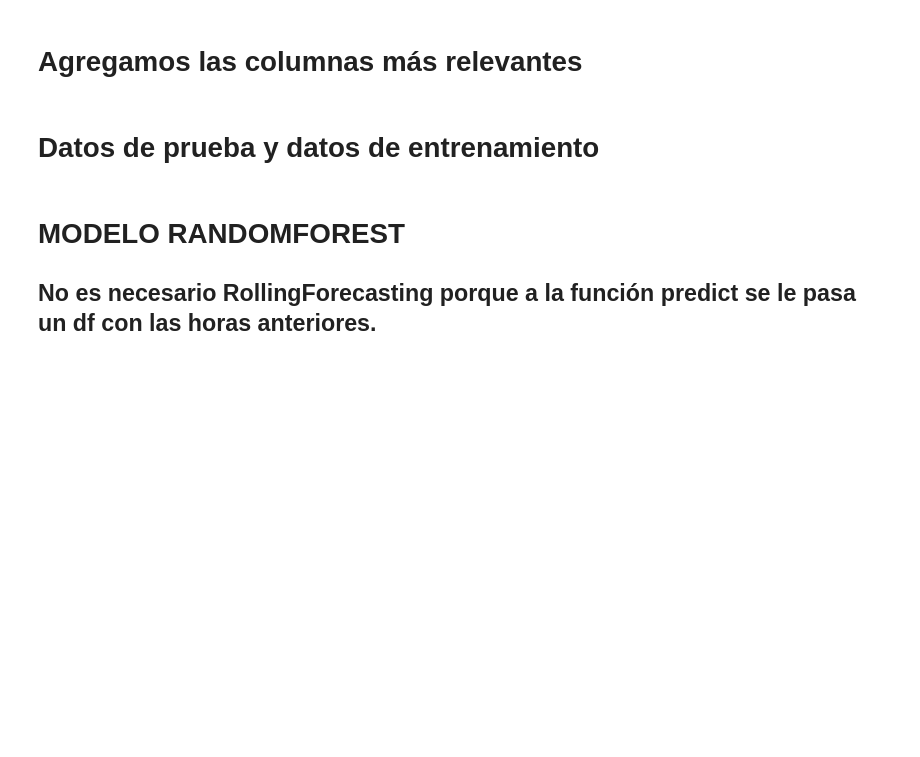
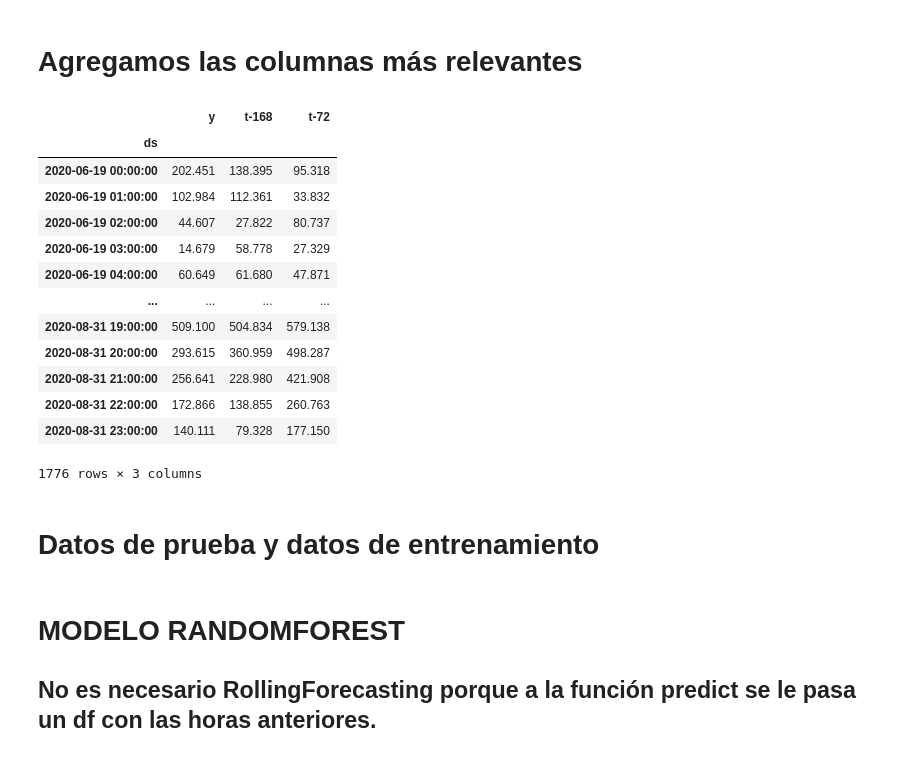
Before and after one commit to Jhonvalencia77/7mo_avance, a Jupyter notebook: 4-1_Random_Forest.ipynb, the cells around one changed output. Saved outputs shown, nothing was run; the diff lists cells and outputs as text; code cells hidden in the pictures; blank space fills up the shorter version.

```diff
--- a/4-1_Random_Forest.ipynb
+++ b/4-1_Random_Forest.ipynb
@@ -278,3 +296,20 @@ PeriodoNnormalidad=PeriodoNnormalidad.dropna()
+# %%
+PeriodoNnormalidad
+# %% [output]
+|  | y | t-168 | t-72 |
+| ds |  |  |  |
+| 2020-06-19 00:00:00 | 202.451 | 138.395 | 95.318 |
+| 2020-06-19 01:00:00 | 102.984 | 112.361 | 33.832 |
+| 2020-06-19 02:00:00 | 44.607 | 27.822 | 80.737 |
+| 2020-06-19 03:00:00 | 14.679 | 58.778 | 27.329 |
+| 2020-06-19 04:00:00 | 60.649 | 61.680 | 47.871 |
+| ... | ... | ... | ... |
+| 2020-08-31 19:00:00 | 509.100 | 504.834 | 579.138 |
+| 2020-08-31 20:00:00 | 293.615 | 360.959 | 498.287 |
+| 2020-08-31 21:00:00 | 256.641 | 228.980 | 421.908 |
+| 2020-08-31 22:00:00 | 172.866 | 138.855 | 260.763 |
+| 2020-08-31 23:00:00 | 140.111 | 79.328 | 177.150 |
+1776 rows × 3 columns
 # %% [markdown]
 # Datos de prueba y datos de entrenamiento
 # %%
```
Also changed, not shown: parts of 7 cells of this notebook, 3 other files.
